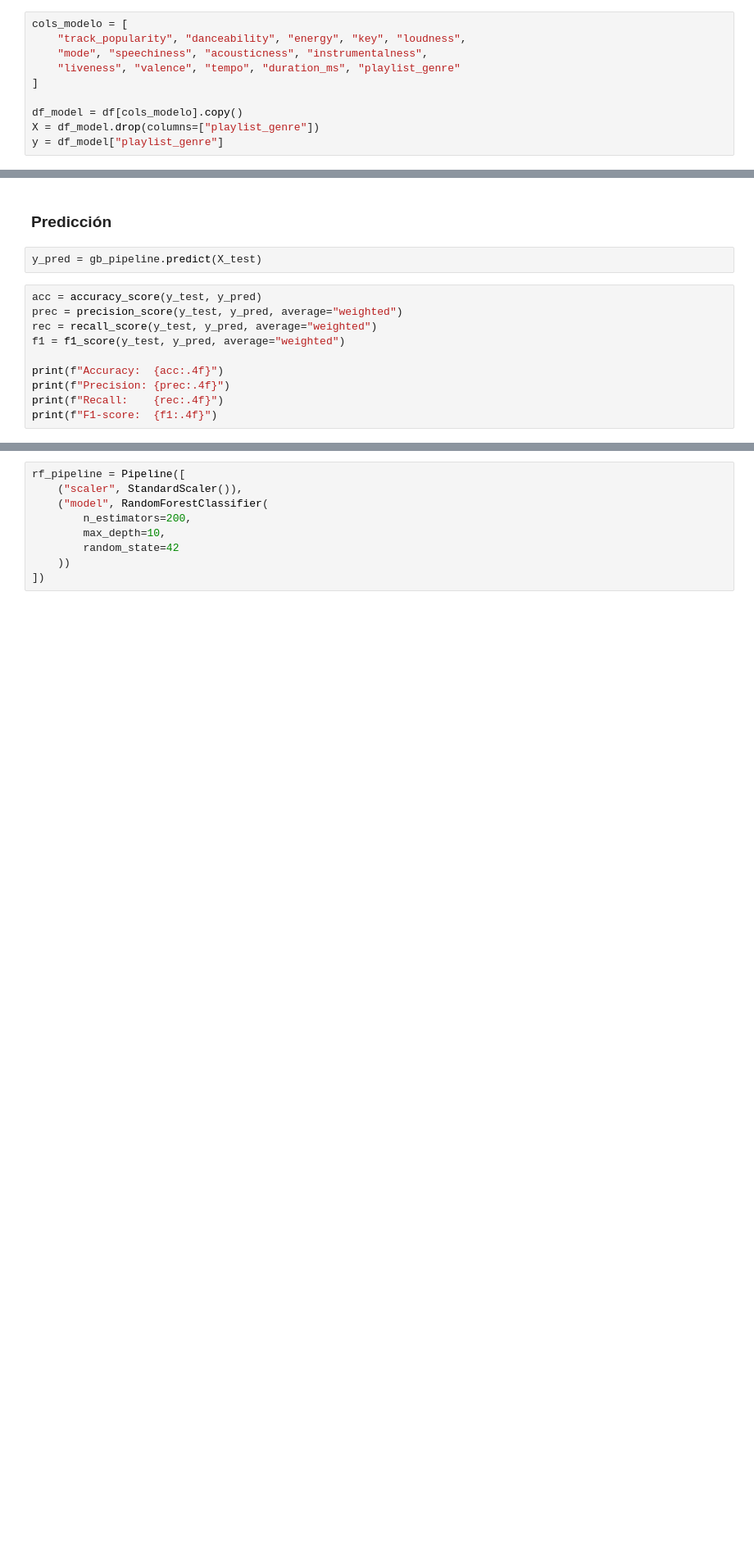
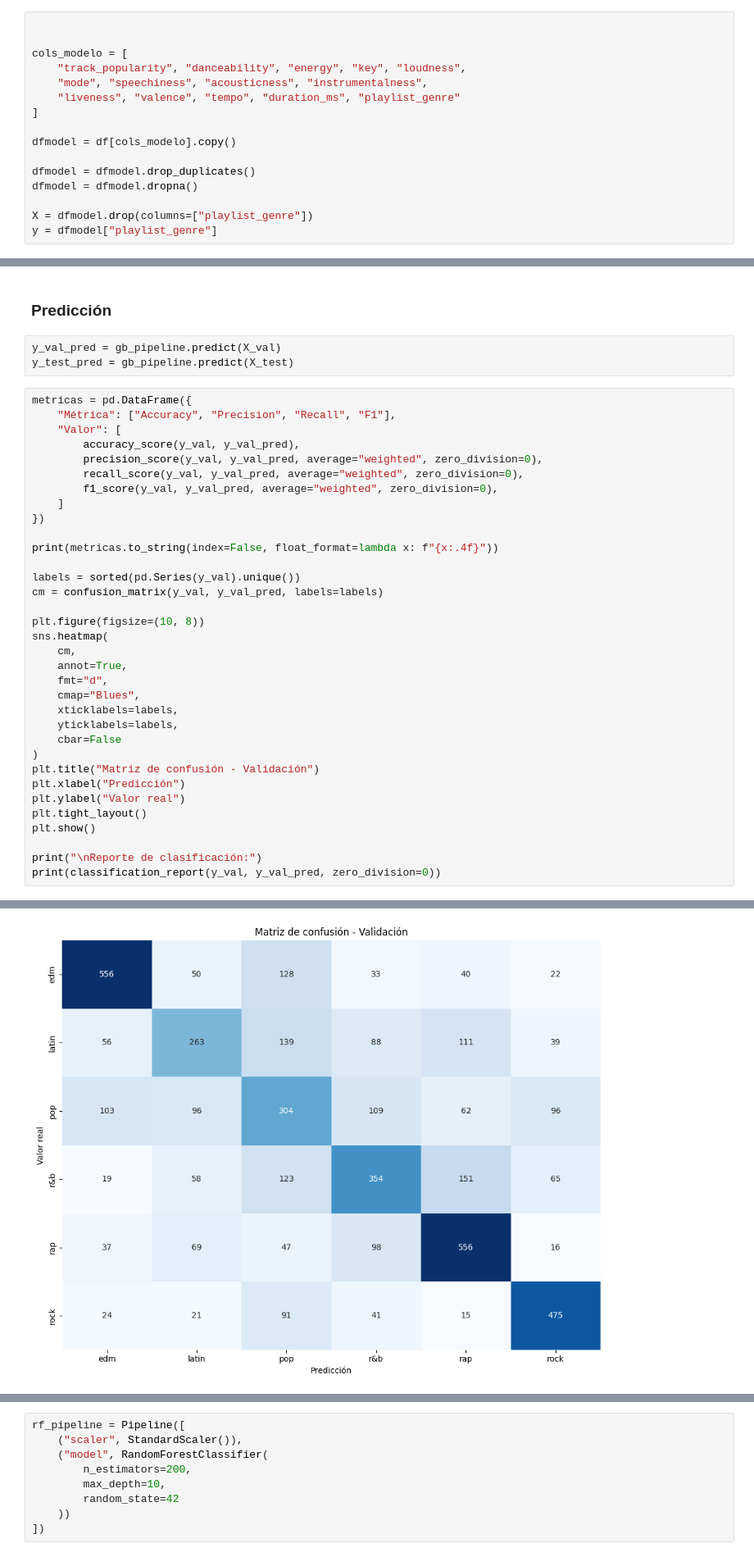
Before and after one commit to nightsky18/spotify-genre-project, a Jupyter notebook: notebooks/01_modelo.ipynb, the cells around one changed output, grey strips where cells are left out. Shown at 82% size. Cells and saved outputs as stored; diff of their text form; blank space fills up the shorter version.

```diff
--- a/notebooks/01_modelo.ipynb
+++ b/notebooks/01_modelo.ipynb
@@ -188,13 +188,19 @@ y = df_model["playlist_genre"]
 # %%
+
+
 cols_modelo = [
     "track_popularity", "danceability", "energy", "key", "loudness",
     "mode", "speechiness", "acousticness", "instrumentalness",
     "liveness", "valence", "tempo", "duration_ms", "playlist_genre"
 ]
 
-df_model = df[cols_modelo].copy()
-X = df_model.drop(columns=["playlist_genre"])
-y = df_model["playlist_genre"]
+dfmodel = df[cols_modelo].copy()
+
+dfmodel = dfmodel.drop_duplicates()
+dfmodel = dfmodel.dropna()
+
+X = dfmodel.drop(columns=["playlist_genre"])
+y = dfmodel["playlist_genre"]
 # %% [markdown]
 ## **Train, validation y test**
 # %%
@@ -273,15 +279,40 @@ model_test = joblib.load(project_root / "models" / "gb_pipeline.pkl")
 # %% [markdown]
 ### **Predicción**
 # %%
-y_pred = gb_pipeline.predict(X_test)
+y_val_pred = gb_pipeline.predict(X_val)
+y_test_pred = gb_pipeline.predict(X_test)
 # %%
-acc = accuracy_score(y_test, y_pred)
-prec = precision_score(y_test, y_pred, average="weighted")
-rec = recall_score(y_test, y_pred, average="weighted")
-f1 = f1_score(y_test, y_pred, average="weighted")
+metricas = pd.DataFrame({
+    "Métrica": ["Accuracy", "Precision", "Recall", "F1"],
+    "Valor": [
+        accuracy_score(y_val, y_val_pred),
+        precision_score(y_val, y_val_pred, average="weighted", zero_division=0),
+        recall_score(y_val, y_val_pred, average="weighted", zero_division=0),
+        f1_score(y_val, y_val_pred, average="weighted", zero_division=0),
+    ]
+})
 
-print(f"Accuracy:  {acc:.4f}")
-print(f"Precision: {prec:.4f}")
-print(f"Recall:    {rec:.4f}")
-print(f"F1-score:  {f1:.4f}")
+print(metricas.to_string(index=False, float_format=lambda x: f"{x:.4f}"))
+
+labels = sorted(pd.Series(y_val).unique())
+cm = confusion_matrix(y_val, y_val_pred, labels=labels)
+
+plt.figure(figsize=(10, 8))
+sns.heatmap(
+    cm,
+    annot=True,
+    fmt="d",
+    cmap="Blues",
+    xticklabels=labels,
+    yticklabels=labels,
+    cbar=False
+)
+plt.title("Matriz de confusión - Validación")
+plt.xlabel("Predicción")
+plt.ylabel("Valor real")
+plt.tight_layout()
+plt.show()
+
+print("\nReporte de clasificación:")
+print(classification_report(y_val, y_val_pred, zero_division=0))
 # %% [output]
@@ -291,0 +324 @@ F1-score:  0.5511
+[figure, added]
```
Also changed, not shown: parts of 15 cells of this notebook, 2 other files.
